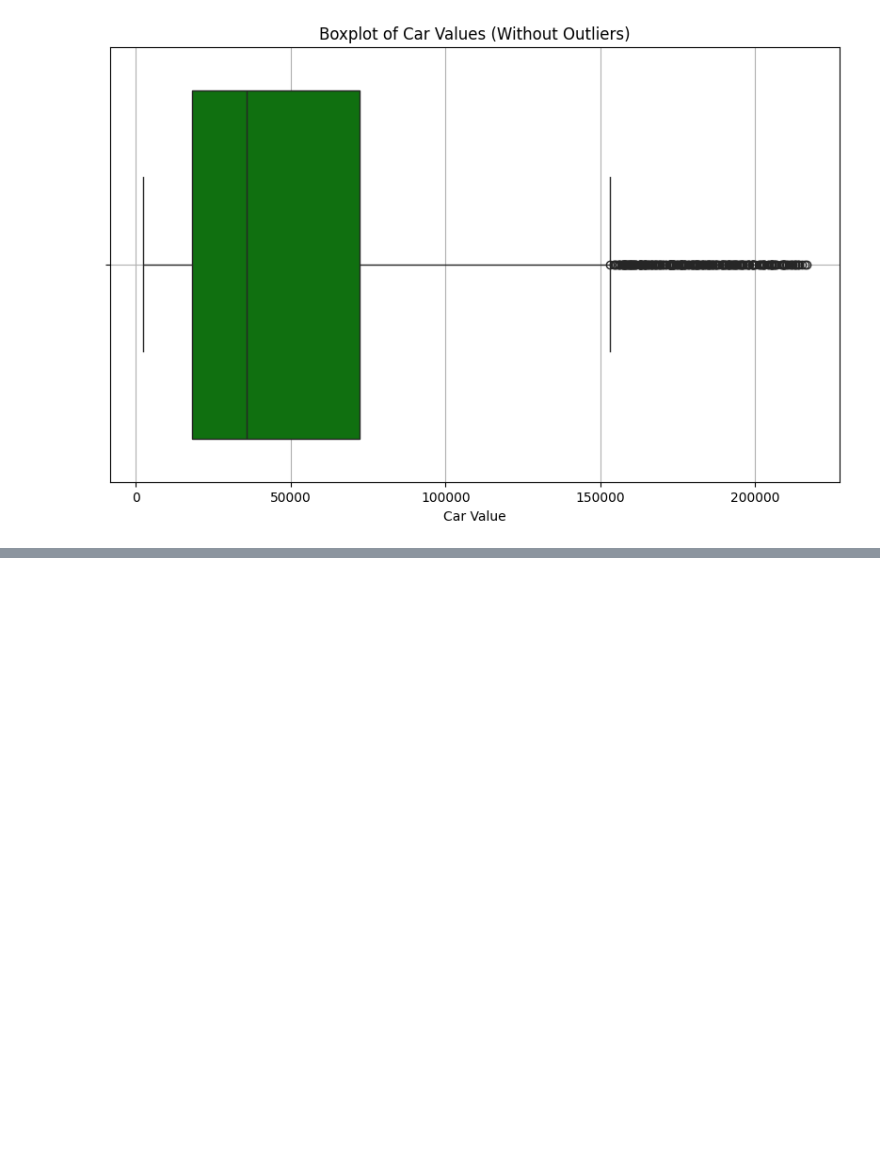
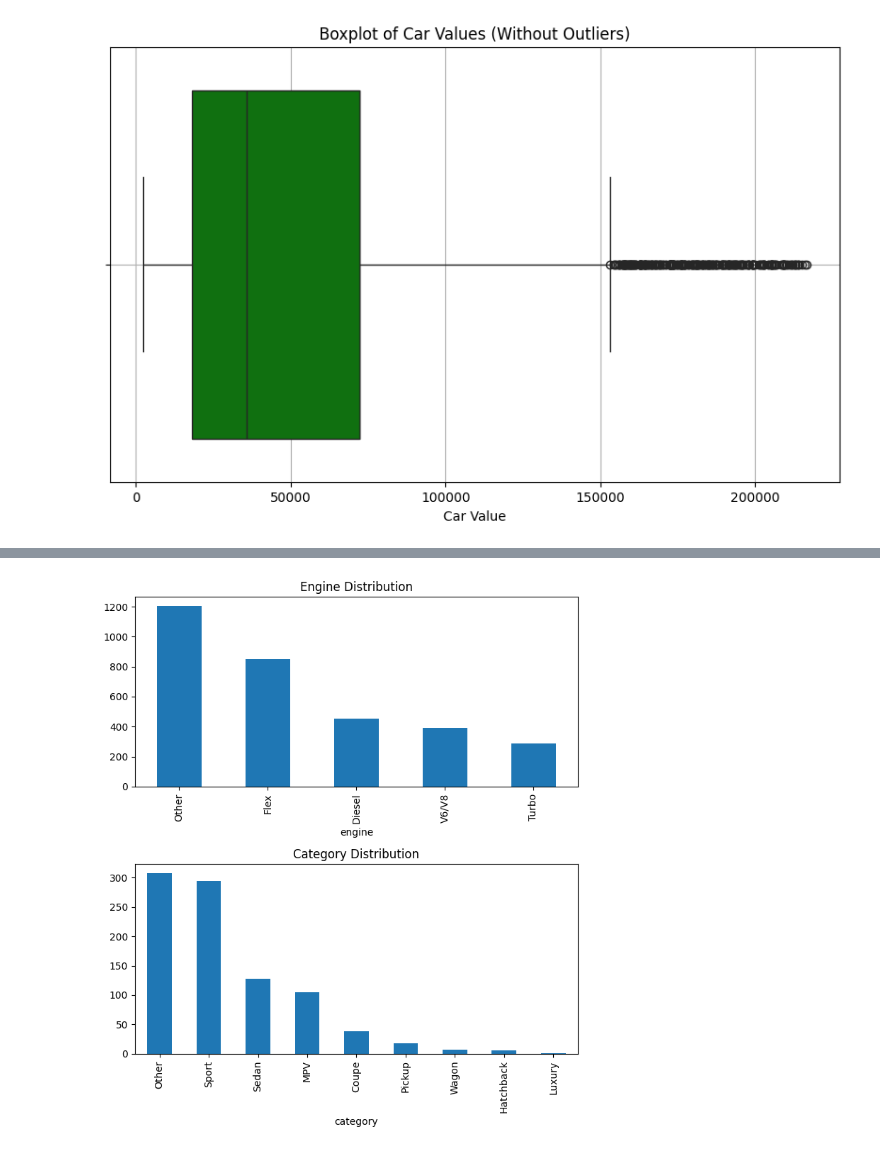
Before and after one commit to pietro-bottega/car_depreciation, a Jupyter notebook: data-manipulation.ipynb, the cells around one changed output, grey strips where cells are left out. Cells and saved outputs as stored; diff of their text form; code cells hidden in the pictures; blank space fills up the shorter version.

```diff
--- a/data-manipulation.ipynb
+++ b/data-manipulation.ipynb
@@ -150,0 +270,3 @@ plt.grid(True)
+# %%
+# Apply the function and create new columns in the DataFrame
+fipe_data[['version', 'engine', 'category']] = fipe_data['modelo'].apply(extract_features_from_modelo)
@@ -150,0 +310,10 @@ plt.grid(True)
+# %%
+# Plot distribution of the'engine', and 'category' columns
+fig, axes = plt.subplots(2, 1, figsize=(7, 8))
+
+fipe_data['engine'].value_counts().plot(kind='bar', ax=axes[0], title='Engine Distribution')
+fipe_data['category'].value_counts().plot(kind='bar', ax=axes[1], title='Category Distribution')
+
+plt.tight_layout()
+# %% [output]
+[figure, added]
```
Also changed, not shown: parts of 11 cells of this notebook.
